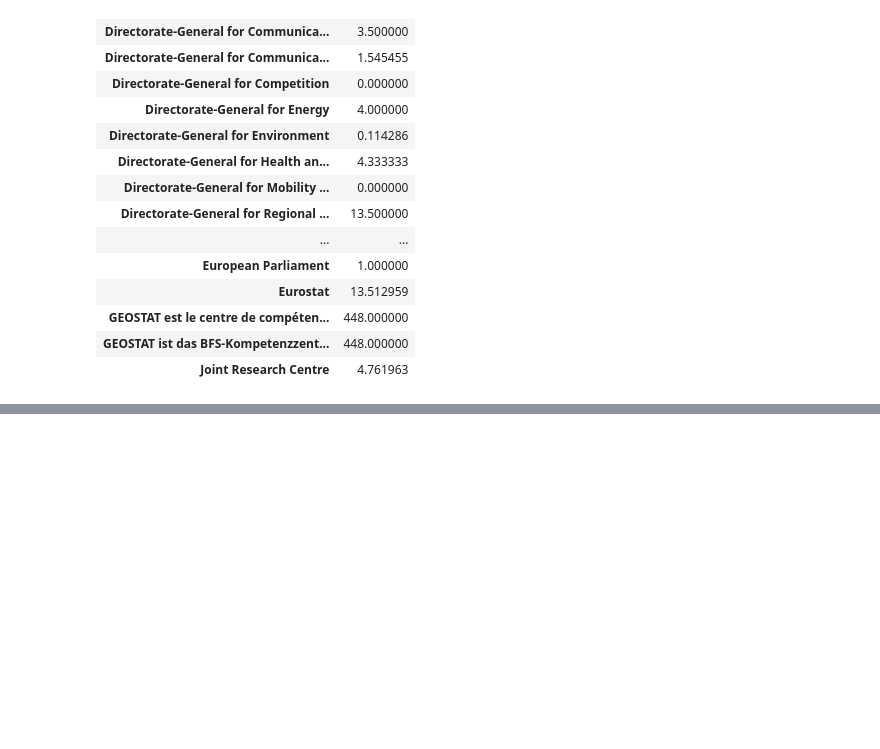
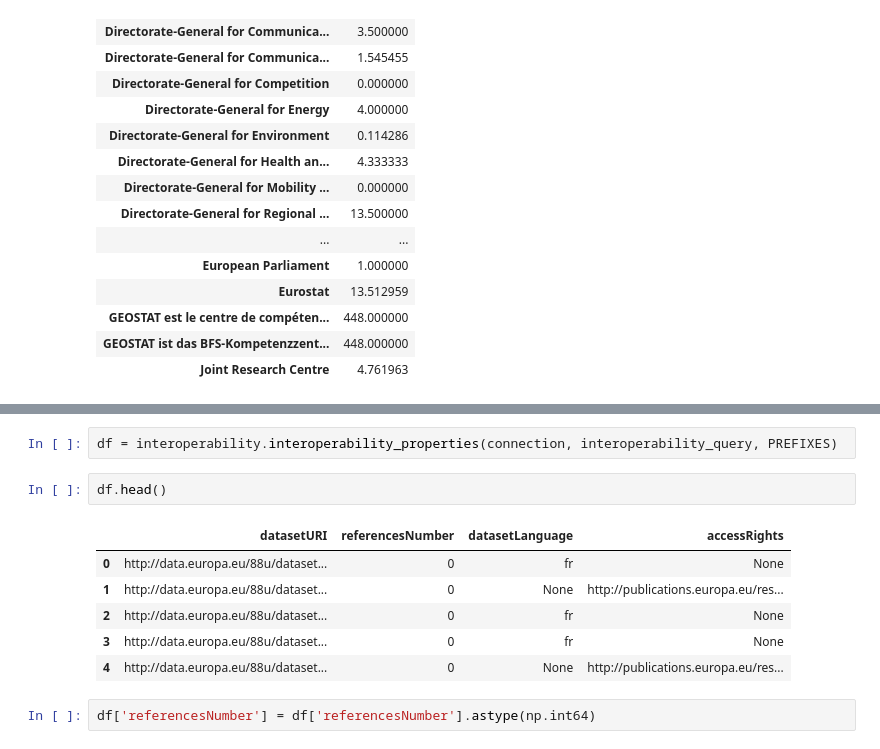
Before and after one commit to rakusp/KG24, a Jupyter notebook: EDA.ipynb, the cells around one changed output, grey strips where cells are left out. Drawn from its saved outputs; the diff is of its cells as text; blank space fills up the shorter version.

```diff
--- a/EDA.ipynb
+++ b/EDA.ipynb
@@ -202,0 +212,13 @@ grouped_by_publisher
+# %%
+df = interoperability.interoperability_properties(connection, interoperability_query, PREFIXES)
+# %%
+df.head()
+# %% [output]
+|  | datasetURI | referencesNumber | datasetLanguage | accessRights |
+| 0 | http://data.europa.eu/88u/dataset... | 0 | fr | None |
+| 1 | http://data.europa.eu/88u/dataset... | 0 | None | http://publications.europa.eu/res... |
+| 2 | http://data.europa.eu/88u/dataset... | 0 | fr | None |
+| 3 | http://data.europa.eu/88u/dataset... | 0 | fr | None |
+| 4 | http://data.europa.eu/88u/dataset... | 0 | None | http://publications.europa.eu/res... |
+# %%
+df['referencesNumber'] = df['referencesNumber'].astype(np.int64)
```
Also changed, not shown: parts of 15 cells of this notebook, 2 other files.
